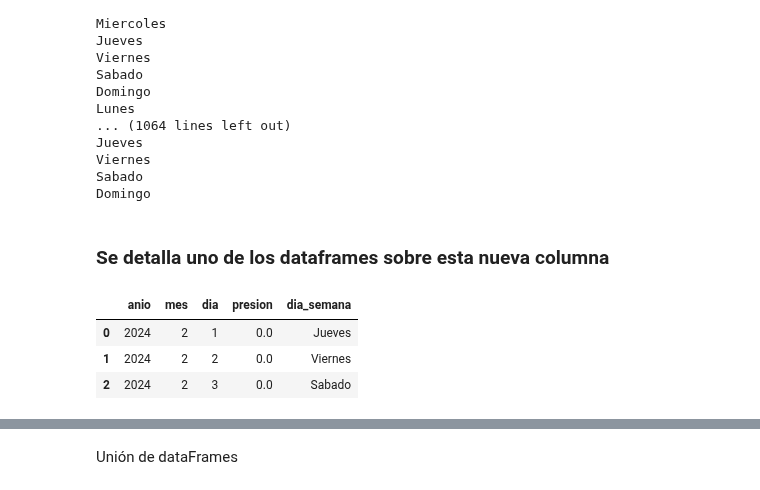
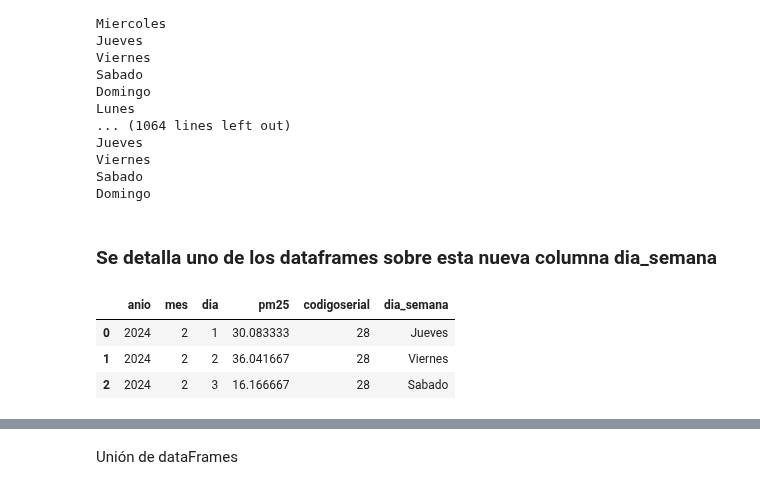
Before and after one commit to kennethLeonel/Monografia-calidad-del-aire-valle-de-aburra, a Jupyter notebook: Proyecto_dataset.ipynb, the cells around one changed output, grey strips where cells are left out. Cells and saved outputs as stored; diff of their text form; code cells hidden in the pictures.

```diff
--- a/Proyecto_dataset.ipynb
+++ b/Proyecto_dataset.ipynb
@@ -380,11 +375,11 @@ Viernes
 Sabado
 Domingo
 # %% [markdown]
-### Se detalla uno de los dataframes sobre esta nueva columna
+### Se detalla uno de los dataframes sobre esta nueva columna dia_semana
 # %%
-presionItaguiPromedio.head(3)
+calidadAireItagui.head(3)
 # %% [output]
-|  | anio | mes | dia | presion | dia_semana |
-| 0 | 2024 | 2 | 1 | 0.0 | Jueves |
-| 1 | 2024 | 2 | 2 | 0.0 | Viernes |
-| 2 | 2024 | 2 | 3 | 0.0 | Sabado |
+|  | anio | mes | dia | pm25 | codigoserial | dia_semana |
+| 0 | 2024 | 2 | 1 | 30.083333 | 28 | Jueves |
+| 1 | 2024 | 2 | 2 | 36.041667 | 28 | Viernes |
+| 2 | 2024 | 2 | 3 | 16.166667 | 28 | Sabado |
```
Also changed, not shown: parts of 6 cells of this notebook.
